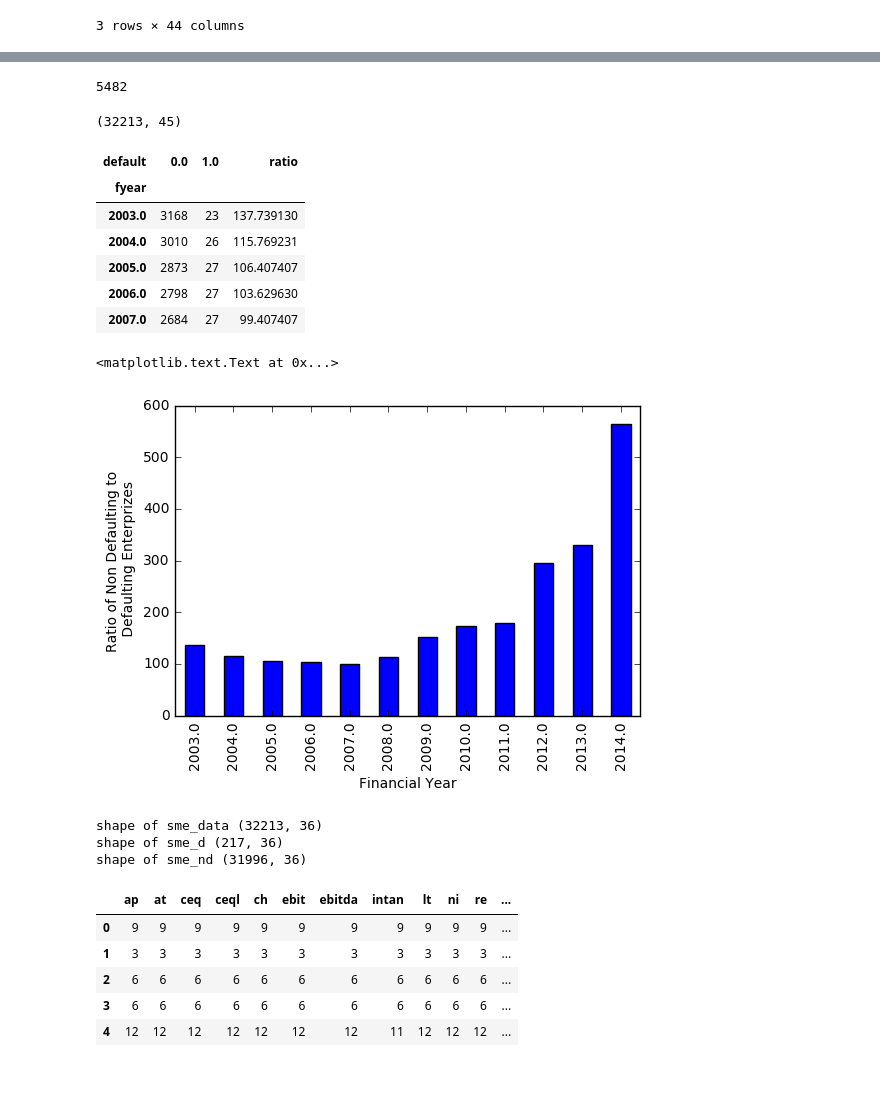
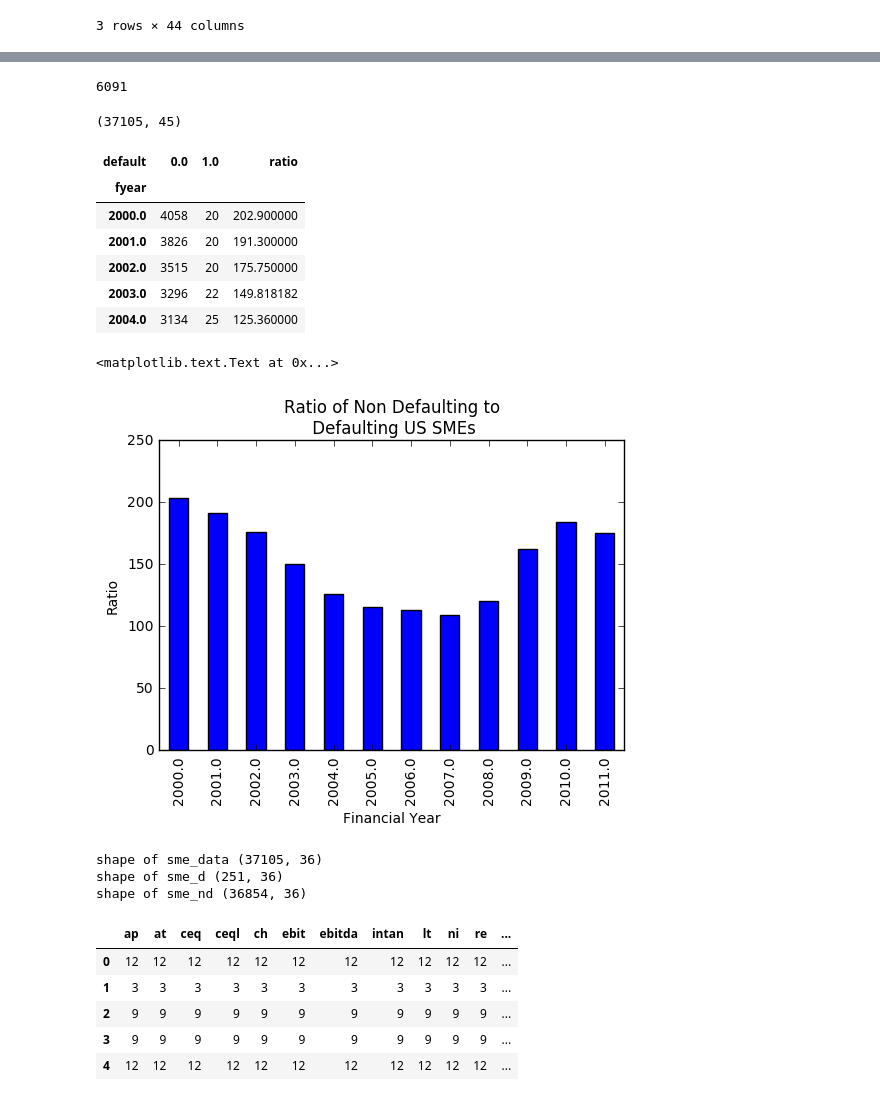
Before and after one commit to sarmadt/DataWrangling, a Jupyter notebook: cap1_wrangling.ipynb, the cells around one changed output, grey strips where cells are left out. Saved outputs shown, nothing was run; the diff lists cells and outputs as text; code cells hidden in the pictures.

Commit message:
replaced year wise strat sampling with enterprizes that continue from 2k to 2k7

```diff
--- a/cap1_wrangling.ipynb
+++ b/cap1_wrangling.ipynb
@@ -17,7 +17,9 @@ fin_data.head(3)
 3 rows × 44 columns
 # %%
 # filter the last decade sme data
-fin_data_dec1 = fin_data[(fin_data['fyear'] > 2002) & (fin_data['fyear'] < 2015) & (fin_data['fic'] == 'USA') \
+yr1 = 1999
+yr2 = 2012
+fin_data_dec1 = fin_data[(fin_data['fyear'] > yr1) & (fin_data['fyear'] < yr2) & (fin_data['fic'] == 'USA') \
                         & (fin_data['curcd'] == 'USD')]
 fin_data_dec1['fyear'].unique()
 # %% [output]
@@ -118,14 +120,14 @@ sme_sales = avg_sale[avg_sale['sale'] <= 65]
 sme_sales = sme_sales.reset_index()
 len(sme_sales)
 # %% [output]
-5482
+6091
 # %%
 # keep only the sme data in sme_data
 sme_data = fcwise.merge(sme_sales, how='right', left_on='tic', right_on='tic')
 sme_data = sme_data.drop('sale_y', 1)
 sme_data.shape
 # %% [output]
-(32213, 45)
+(37105, 45)
 # %%
 fdd1 = sme_data[['fyear', 'tic', 'default']].groupby(['fyear', 'default'])['tic'].count().reset_index()
 fdd1 = fdd1.set_index(['fyear', 'default'])
@@ -136,18 +138,19 @@ fdd1.head()
 # %% [output]
 | default | 0.0 | 1.0 | ratio |
 | fyear |  |  |  |
-| 2003.0 | 3168 | 23 | 137.739130 |
-| 2004.0 | 3010 | 26 | 115.769231 |
-| 2005.0 | 2873 | 27 | 106.407407 |
-| 2006.0 | 2798 | 27 | 103.629630 |
-| 2007.0 | 2684 | 27 | 99.407407 |
+| 2000.0 | 4058 | 20 | 202.900000 |
+| 2001.0 | 3826 | 20 | 191.300000 |
+| 2002.0 | 3515 | 20 | 175.750000 |
+| 2003.0 | 3296 | 22 | 149.818182 |
+| 2004.0 | 3134 | 25 | 125.360000 |
 # %%
 ax = fdd1['ratio'].plot(kind='bar')
-ax.set_ylabel('Ratio of Non Defaulting to\n Defaulting Enterprizes')
+ax.set_title('Ratio of Non Defaulting to\n Defaulting US SMEs')
 ax.set_xlabel('Financial Year')
+ax.set_ylabel('Ratio')
 # %% [output]
 <matplotlib.text.Text at 0x...>
-[figure, old version]
+[figure, new version]
 # %%
 # drop not needed columns
 sme_data = sme_data.drop(['consol', 'popsrc', 'datafmt', 'ap_fn', 'at_fn', 'ni_fn', 're_fn', 'sale_fn', 'xint_fn'], 1)
@@ -164,19 +167,19 @@ print 'shape of sme_data', sme_data.shape
 print 'shape of sme_d', sme_d.shape
 print 'shape of sme_nd', sme_nd.shape
 # %% [output]
-shape of sme_data (32213, 36)
-shape of sme_d (217, 36)
-shape of sme_nd (31996, 36)
+shape of sme_data (37105, 36)
+shape of sme_d (251, 36)
+shape of sme_nd (36854, 36)
 # %%
 sme_d_pts = sme_d.groupby('tic').count().reset_index()
 sme_d_pts.iloc[:,8:27].head()
 # %% [output]
 |  | ap | at | ceq | ceql | ch | ebit | ebitda | intan | lt | ni | re | ... |
-| 0 | 9 | 9 | 9 | 9 | 9 | 9 | 9 | 9 | 9 | 9 | 9 | ... |
+| 0 | 12 | 12 | 12 | 12 | 12 | 12 | 12 | 12 | 12 | 12 | 12 | ... |
 | 1 | 3 | 3 | 3 | 3 | 3 | 3 | 3 | 3 | 3 | 3 | 3 | ... |
-| 2 | 6 | 6 | 6 | 6 | 6 | 6 | 6 | 6 | 6 | 6 | 6 | ... |
-| 3 | 6 | 6 | 6 | 6 | 6 | 6 | 6 | 6 | 6 | 6 | 6 | ... |
-| 4 | 12 | 12 | 12 | 12 | 12 | 12 | 12 | 11 | 12 | 12 | 12 | ... |
+| 2 | 9 | 9 | 9 | 9 | 9 | 9 | 9 | 9 | 9 | 9 | 9 | ... |
+| 3 | 9 | 9 | 9 | 9 | 9 | 9 | 9 | 9 | 9 | 9 | 9 | ... |
+| 4 | 12 | 12 | 12 | 12 | 12 | 12 | 12 | 12 | 12 | 12 | 12 | ... |
 # %%
 sme_d_pts.mean()[7:26]
 # %% [output]
```
Also changed, not shown: parts of 104 cells of this notebook.
